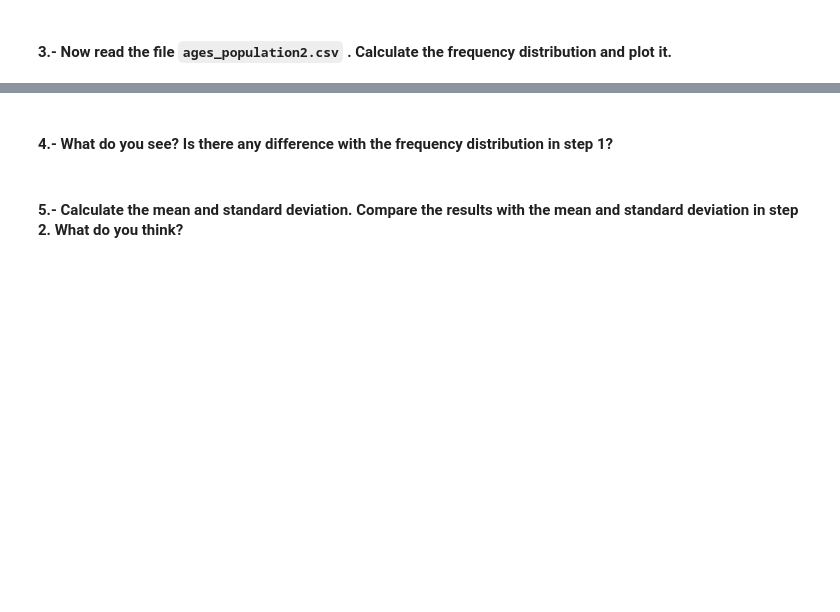
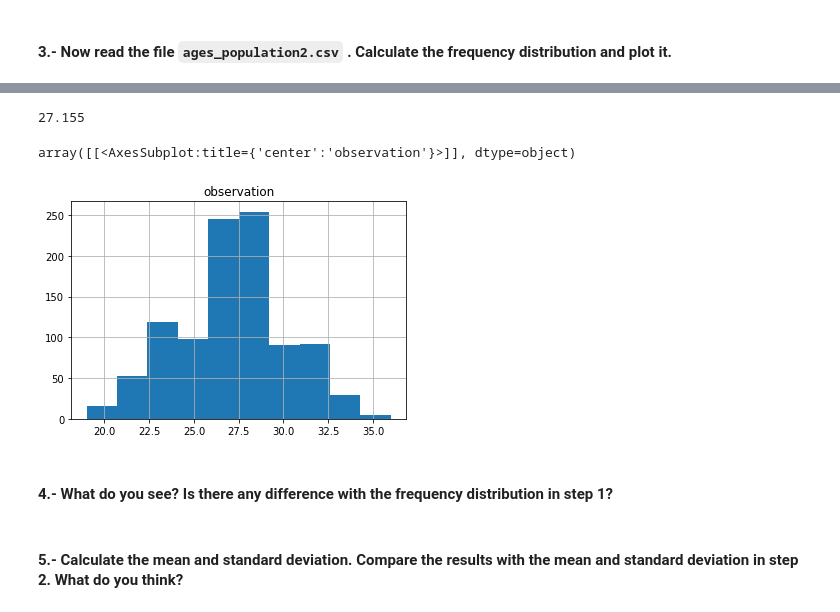
Before and after one commit to TitoGerva/dataptmad1121_labs, a Jupyter notebook: module-2/understanding-descriptive-stats/your-code/[understanding-descriptive-stats] Gervasio Feliciosi.ipynb, the cells around one changed output, grey strips where cells are left out. Saved outputs shown, nothing was run; the diff lists cells and outputs as text; code cells hidden in the pictures; blank space fills up the shorter version.

```diff
--- a/module-2/understanding-descriptive-stats/your-code/[understanding-descriptive-stats] Gervasio Feliciosi.ipynb
+++ b/module-2/understanding-descriptive-stats/your-code/[understanding-descriptive-stats] Gervasio Feliciosi.ipynb
@@ -149,3 +202,5 @@ your comments here
 #### 3.- Now read the file `ages_population2.csv` . Calculate the frequency distribution and plot it.
 # %%
 # your code here
+ages_population2 = pd.read_csv('../data/ages_population2.csv')
+ages_population2
@@ -151,0 +221,5 @@ your comments here
+# %%
+mean_ages2 = ages_population2.observation.mean()
+mean_ages2
+# %% [output]
+27.155
@@ -152,2 +229,7 @@ your comments here
+# %%
+ages_population2.hist()
+# %% [output]
+array([[<AxesSubplot:title={'center':'observation'}>]], dtype=object)
+[figure, added]
 # %% [markdown]
 ####  4.- What do you see? Is there any difference with the frequency distribution in step 1?
```
Also changed, not shown: parts of 36 cells of this notebook.
